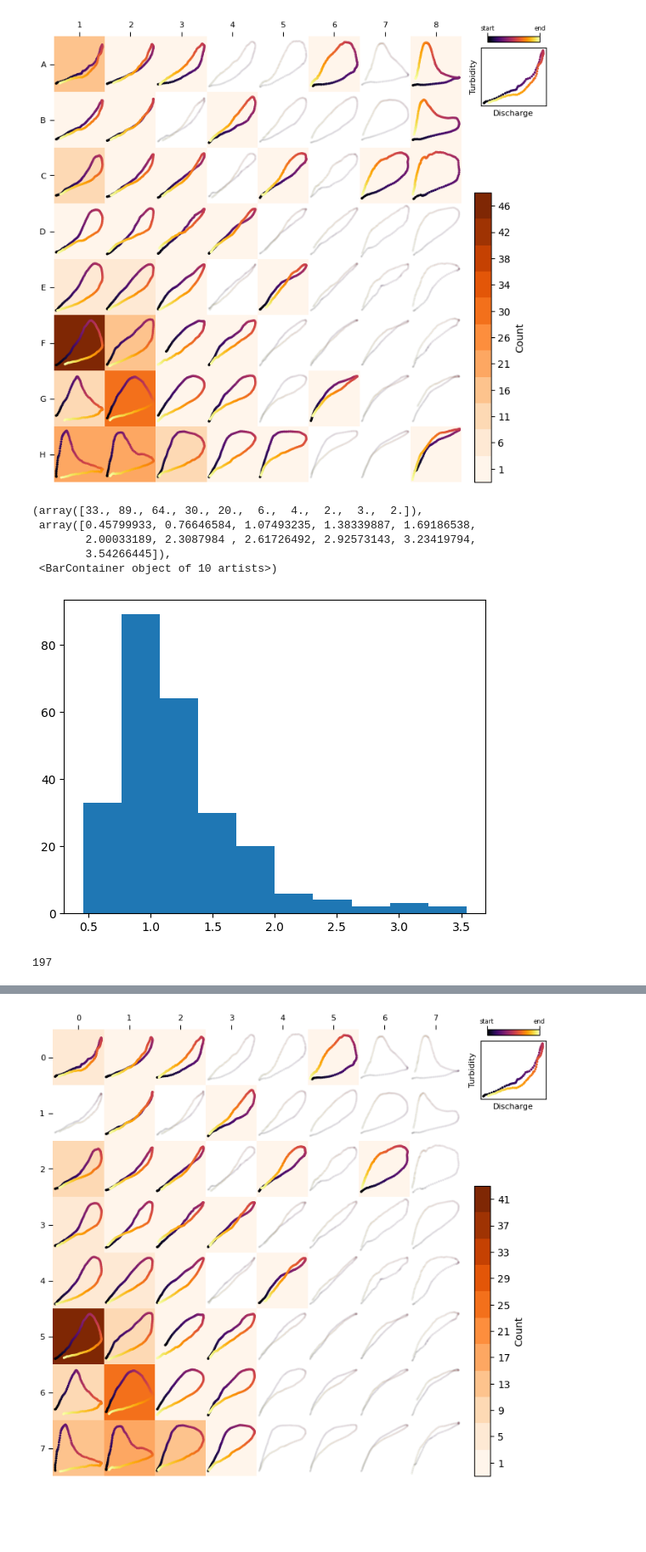
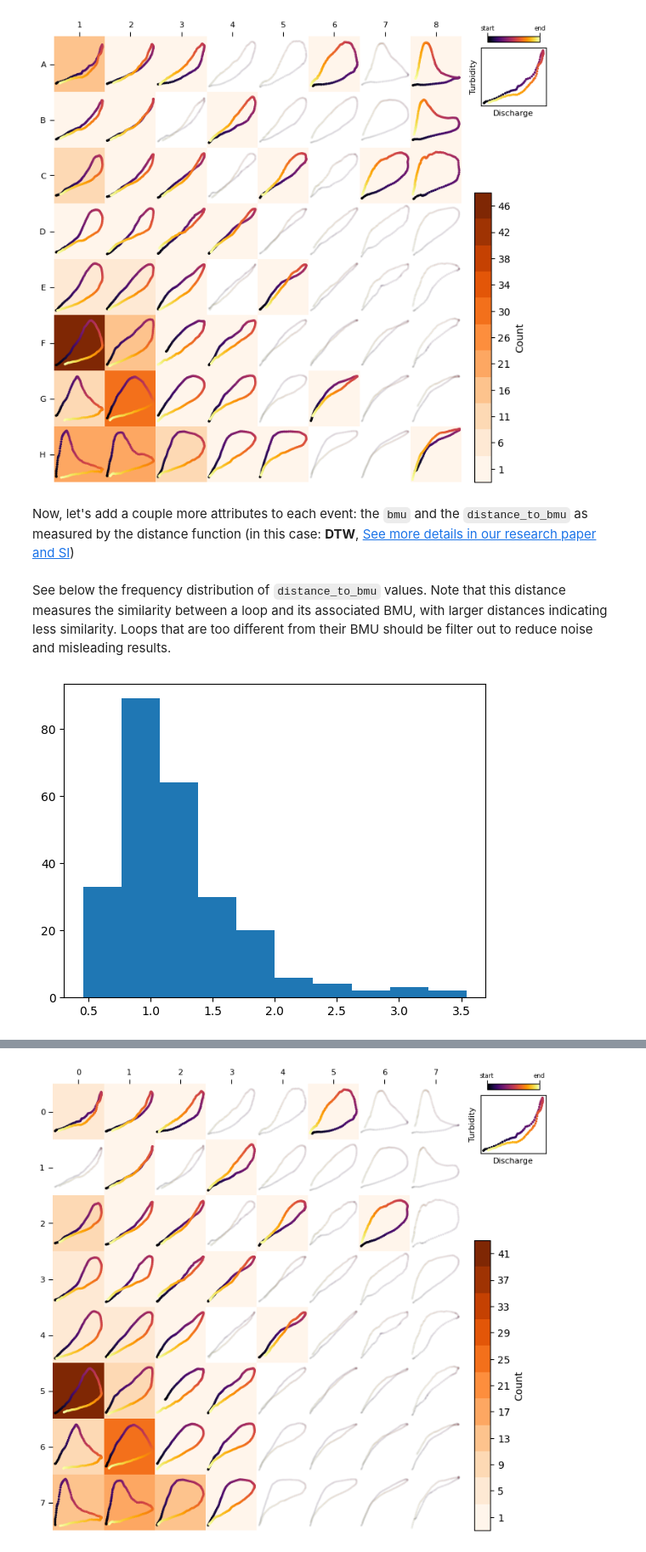
Before and after one commit to ArlexMR/HySOM, a Jupyter notebook: docs/tutorials/analyse_TQ_data.ipynb, the cells around one changed output, grey strips where cells are left out. Shown at 85% size. Saved outputs shown, nothing was run; the diff lists cells and outputs as text; code cells hidden in the pictures; blank space fills up the shorter version.

```diff
--- a/docs/tutorials/analyse_TQ_data.ipynb
+++ b/docs/tutorials/analyse_TQ_data.ipynb
@@ -119,23 +141,15 @@ TQsom = get_generalTQSOM()
 heatmap_frequency(TQsom, [ev.loop for ev in events])
 # %% [output]
 [figure]
+# %% [markdown]
+Now, let's add a couple more attributes to each event: the `bmu` and the `distance_to_bmu` as measured by the distance function (in this case: **DTW**, [See more details in our research paper and SI](https://egusphere.copernicus.org/preprints/2025/egusphere-2025-2146/))
 # %%
 for ev in events:
     ev.set_attribute("bmu",TQsom.get_BMU(ev.loop))
     ev.set_attribute("distance_to_bmu",TQsom.get_distance_to_bmu(ev.loop))
-
-
-# distances = [TQsom.get_distance_to_bmu(loop) for loop in loops]
-
-plt.hist([ev.get_attribute("distance_to_bmu") for ev in events])
-# %% [output]
-(array([33., 89., 64., 30., 20.,  6.,  4.,  2.,  3.,  2.]),
- array([0.45799933, 0.76646584, 1.07493235, 1.38339887, 1.69186538,
-        2.00033189, 2.3087984 , 2.61726492, 2.92573143, 3.23419794,
-        3.54266445]),
- <BarContainer object of 10 artists>)
-[figure, removed]
-# %%
-len([ev.loop for ev in events if ev.get_attribute("distance_to_bmu")<1.5])
-# %% [output]
-197
+# %% [markdown]
+See below the frequency distribution of `distance_to_bmu` values. Note that this distance measures the similarity between a loop and its associated BMU, with larger distances indicating less similarity. Loops that are too different from their BMU should be filter out to reduce noise and misleading results.
+# %%
+_ = plt.hist([ev.get_attribute("distance_to_bmu") for ev in events])
+# %% [output]
+[figure, added]
```
Also changed, not shown: parts of 27 cells of this notebook, 6 other files.
